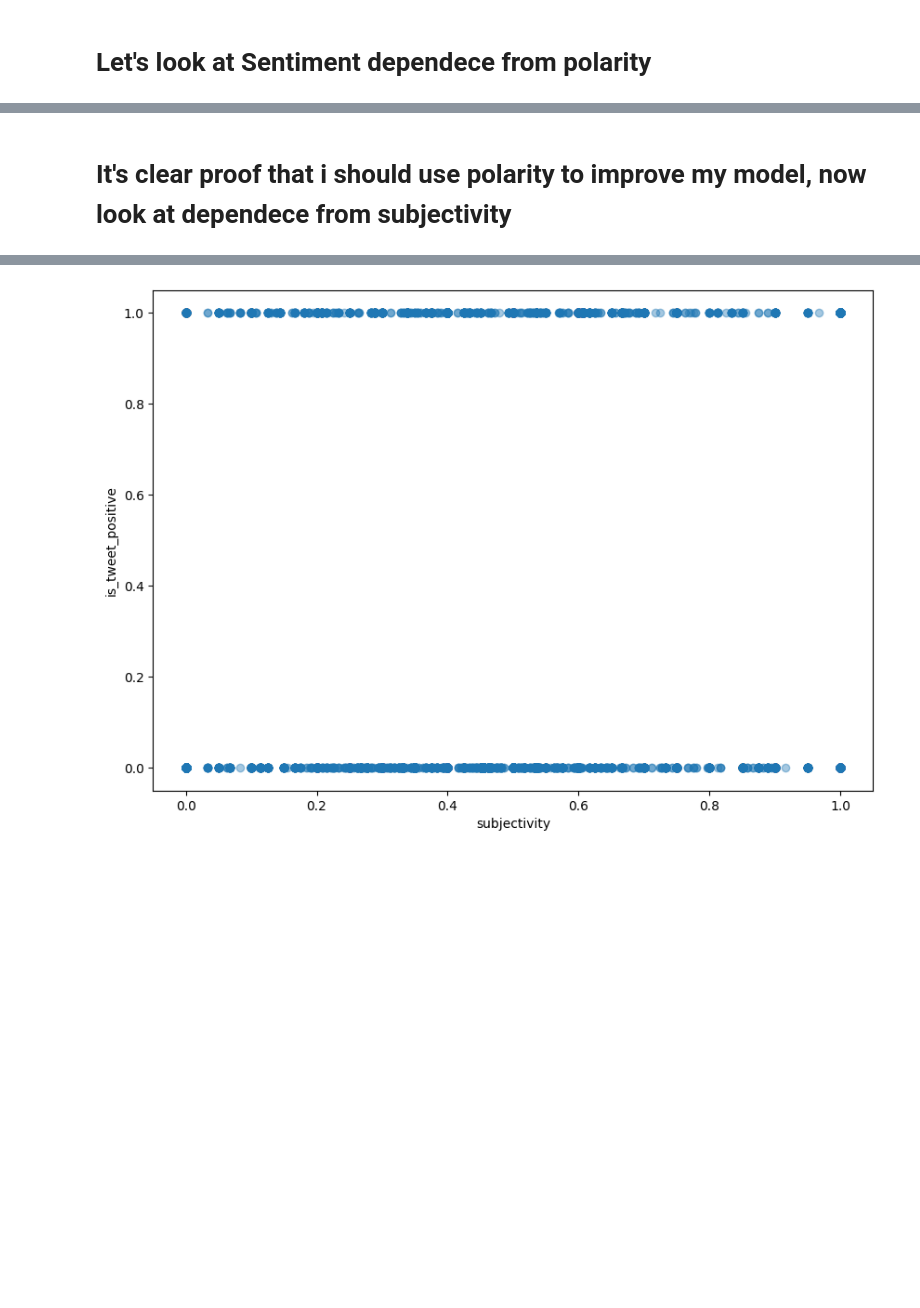
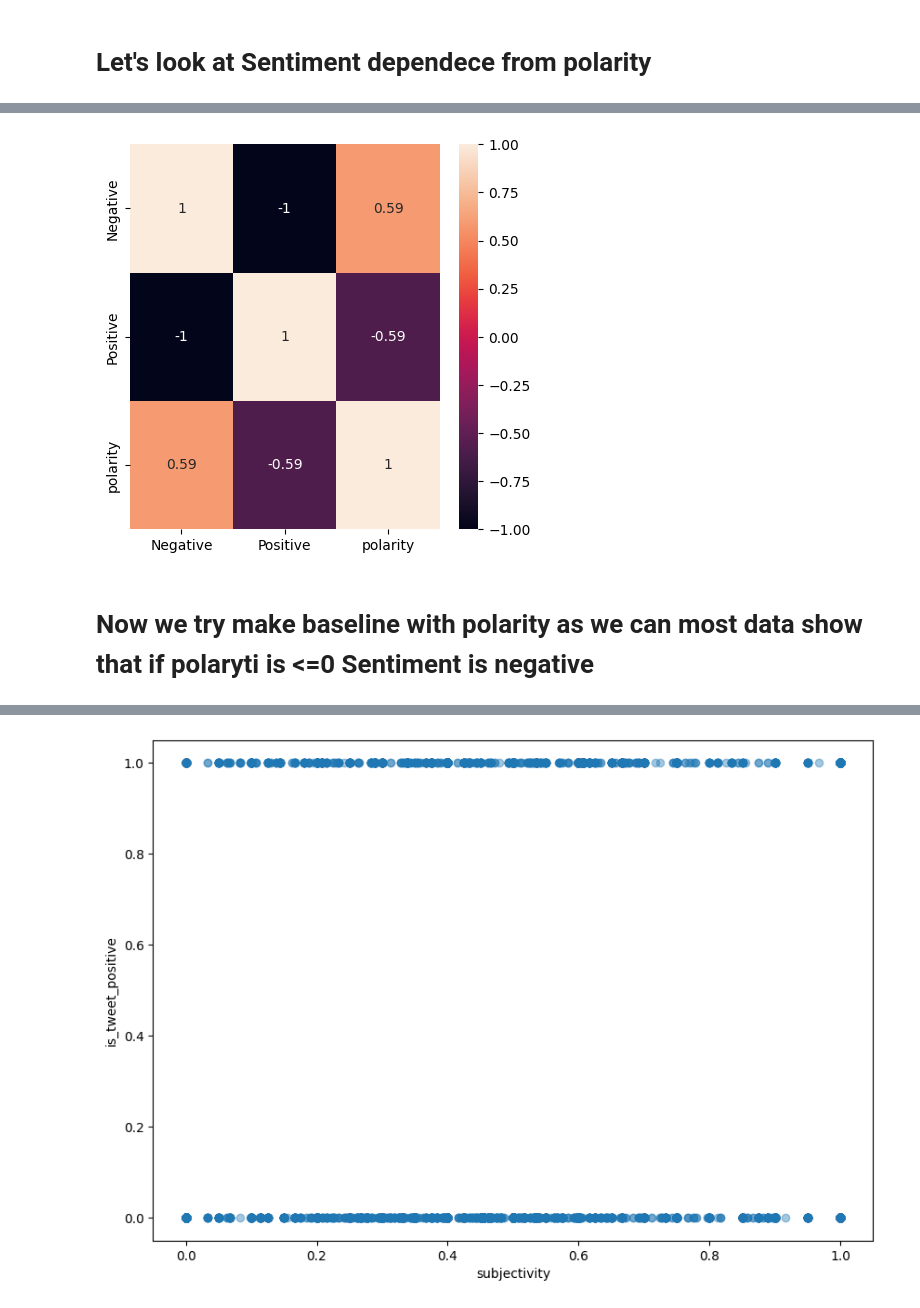
Before and after one commit to LuAsm/Tweet_sentiment_predict, a Jupyter notebook: notebooks/Tweet_modelling.ipynb, the cells around one changed output, grey strips where cells are left out. Cells and saved outputs as stored; diff of their text form; code cells hidden in the pictures; blank space fills up the shorter version.

Commit message:
Fix api and Tweet modelling

```diff
--- a/notebooks/Tweet_modelling.ipynb
+++ b/notebooks/Tweet_modelling.ipynb
@@ -141,2 +150,11 @@ plt.show()
-# %% [markdown]
-# It's clear proof that i should use polarity to improve my model, now look at dependece from subjectivity
+# %%
+plt.figure(figsize=(5, 5))
+corr = pd.concat([pd.get_dummies(df["Sentiment"]), df[["polarity"]]], axis=1).corr()
+sns.heatmap(corr, annot=True,
+            xticklabels=corr.columns.values,
+            yticklabels=corr.columns.values)
+plt.show()
+# %% [output]
+[figure, added]
+# %% [markdown]
+# Now we try make baseline with polarity as we can most data show that if polaryti is <=0 Sentiment is negative
```
Also changed, not shown: parts of 95 cells of this notebook, 6 other files.
